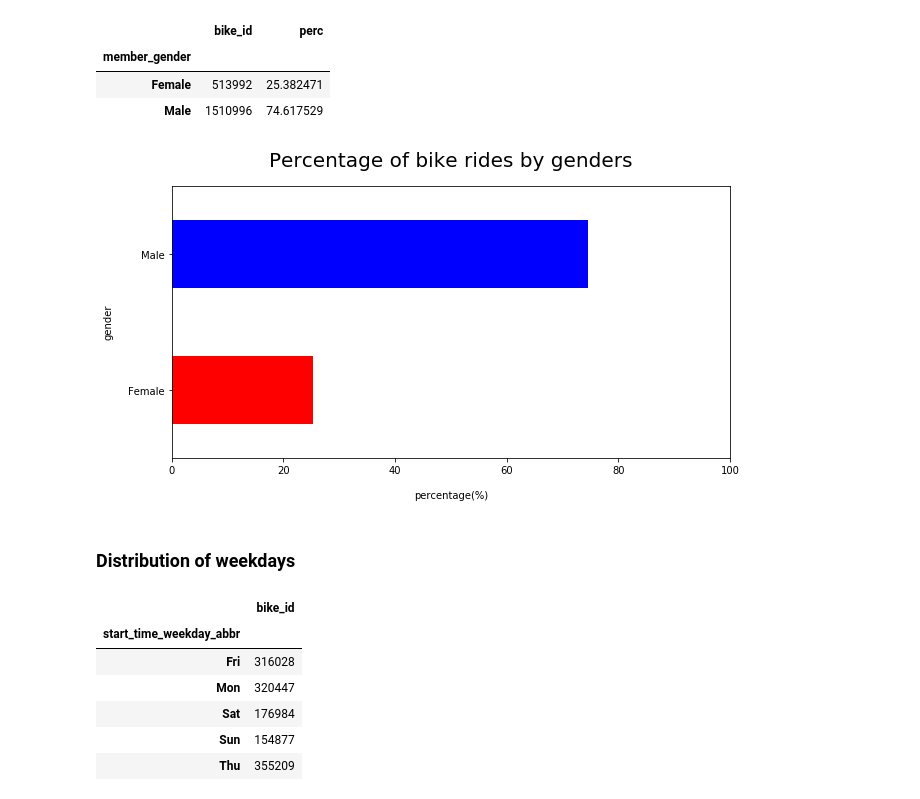
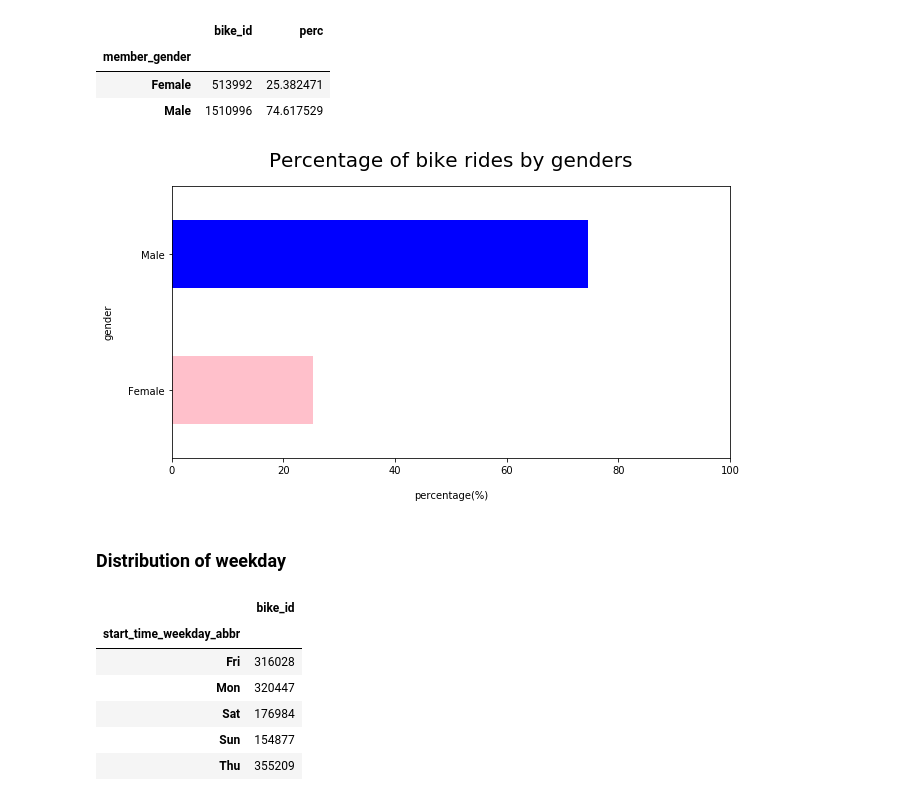
Before and after one commit to ponggolin/Communicate-Data-Findings, a Jupyter notebook: Exploration_Ford_GoBike.ipynb, the cells around one changed output. Saved outputs shown, nothing was run; the diff lists cells and outputs as text; code cells hidden in the pictures.

```diff
--- a/Exploration_Ford_GoBike.ipynb
+++ b/Exploration_Ford_GoBike.ipynb
@@ -367,17 +367,17 @@ trip_by_gender_df
 | Male | 1510996 | 74.617529 |
 # %%
 # Create a barchart-h base on different genders
-barh_color = ['red', 'blue']
+barh_color = ['pink','blue']
 trip_by_gender_df['perc'].plot(kind='barh', color=barh_color, figsize=(10,5))
 plt.title('Percentage of bike rides by genders', fontsize=20, y=1.05)
 plt.xlabel('percentage(%)', labelpad=15)
 plt.ylabel('gender', labelpad=15)
 plt.xticks(rotation=360)
 plt.xlim(0,100); # Show 100% as limit for a better overview.
 # %% [output]
-[figure, old version]
+[figure, new version]
 # %% [markdown]
-### Distribution of weekdays
+### Distribution of weekday
 # %%
 # Create a new data frame for bike rides of different weekdays.
 trip_by_weekday_df = df.groupby('start_time_weekday_abbr').agg({'bike_id':'count'})
```
Also changed, not shown: parts of 6 cells of this notebook.
